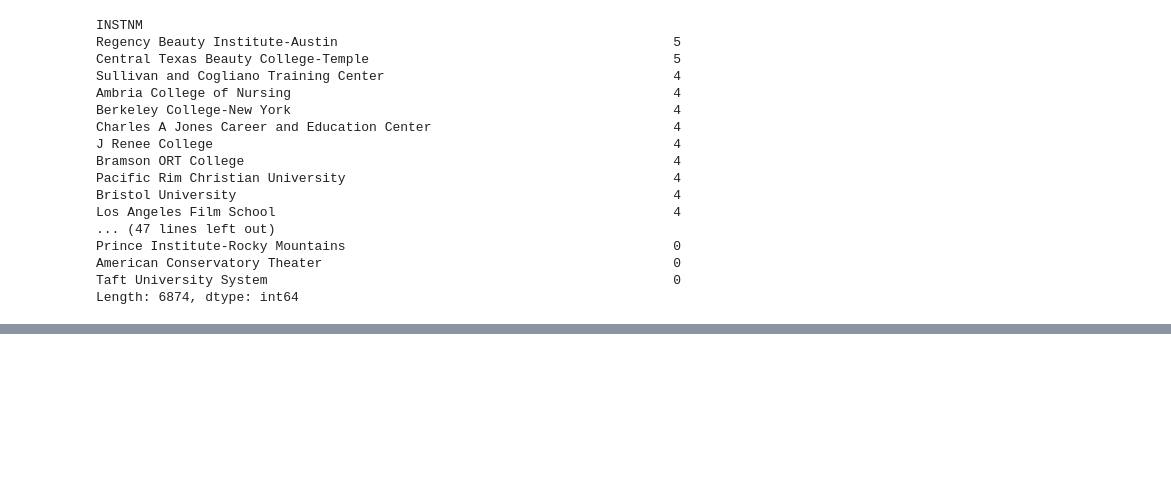
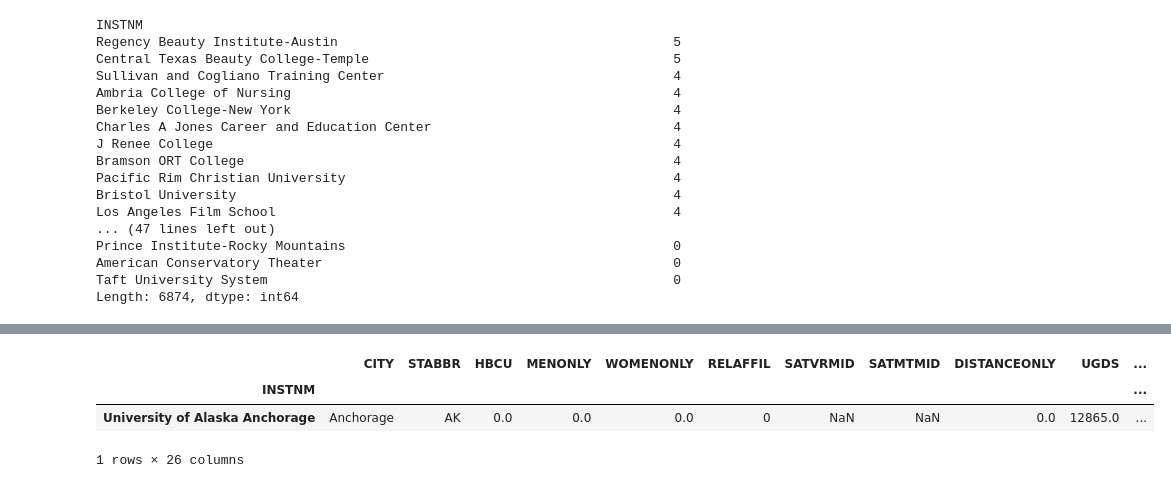
Before and after one commit to sahilk335/DataScience_Python_Basics, a Jupyter notebook: Pandas/Pandas cookbook practice.ipynb, the cells around one changed output, grey strips where cells are left out. Cells and saved outputs as stored; diff of their text form; code cells hidden in the pictures; blank space fills up the shorter version.

Commit message:
Subsets of data and boolean indexing

```diff
--- a/Pandas/Pandas cookbook practice.ipynb
+++ b/Pandas/Pandas cookbook practice.ipynb
@@ -267,0 +309,2 @@ diversity_metric.loc[]
+# %%
+college = pd.read_csv("data/college.csv",index_col="INSTNM")
@@ -267,0 +322,7 @@ diversity_metric.loc[]
+# %%
+college.loc[['University of Alaska Anchorage']]
+# %% [output]
+|  | CITY | STABBR | HBCU | MENONLY | WOMENONLY | RELAFFIL | SATVRMID | SATMTMID | DISTANCEONLY | UGDS | ... |
+| INSTNM |  |  |  |  |  |  |  |  |  |  | ... |
+| University of Alaska Anchorage | Anchorage | AK | 0.0 | 0.0 | 0.0 | 0 | NaN | NaN | 0.0 | 12865.0 | ... |
+1 rows × 26 columns
```
Also changed, not shown: parts of 18 cells of this notebook.
